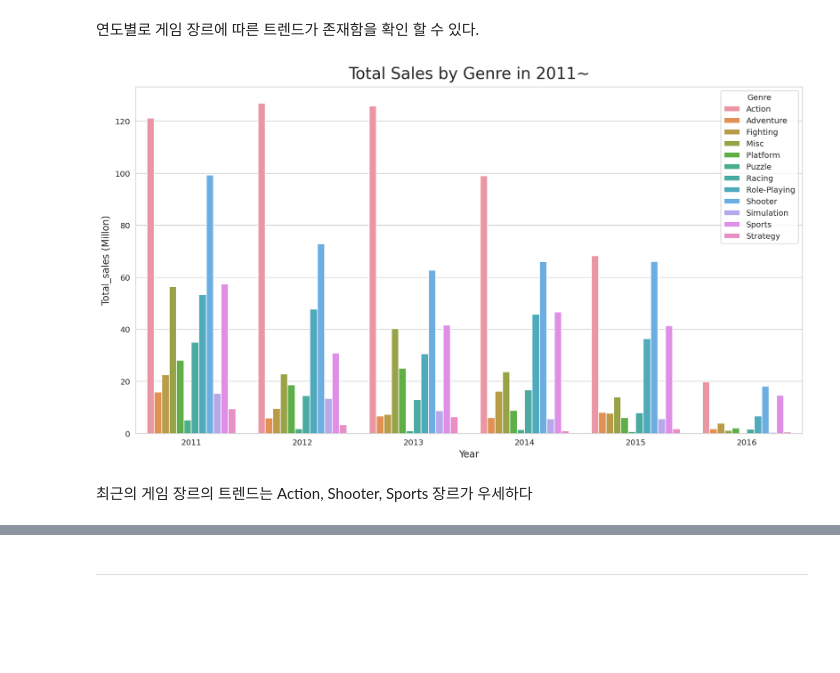
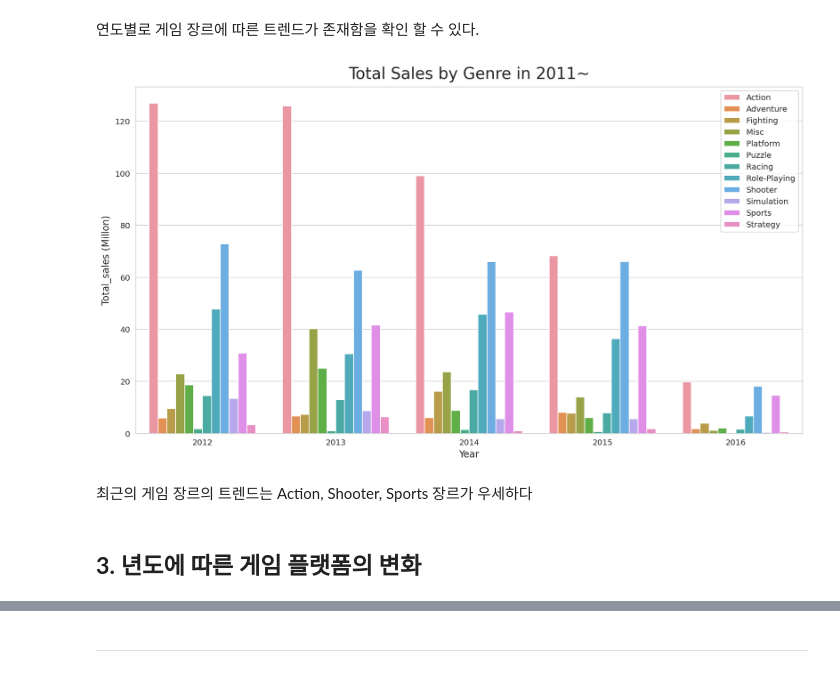
Before and after one commit to SYKIM5396/New_Game_Design, a Jupyter notebook: project1.ipynb, the cells around one changed output, grey strips where cells are left out. Cells and saved outputs as stored; diff of their text form; code cells hidden in the pictures; blank space fills up the shorter version.

```diff
--- a/project1.ipynb
+++ b/project1.ipynb
@@ -571,16 +578,19 @@ df_year_best
 연도별로 게임 장르에 따른 트렌드가 존재함을 확인 할 수 있다.
 # %%
 #2011년부터 끊어서 보자
-df_Year_5 = df_Year[df_Year.Year>=2011]
+df_Year_5 = df_Year[df_Year.Year>=2012]
 sns.set_style("whitegrid")
 
 plt.figure(figsize=(15, 8))
 sns.barplot(x='Year', y='Total_sales', hue="Genre", data=df_Year_5)
 plt.ylabel("Total_sales (Millon)",fontsize=12)
 plt.xlabel("Year",fontsize=12)
 plt.title("Total Sales by Genre in 2011~",fontsize=20, pad=10)
+plt.legend(loc='upper right')
 plt.show();
 # %% [output]
-[figure, old version]
+[figure, new version]
 # %% [markdown]
 최근의 게임 장르의 트렌드는 Action, Shooter, Sports 장르가 우세하다
+# %% [markdown]
+## **3. 년도에 따른 게임 플랫폼의 변화**
```
Also changed, not shown: parts of 67 cells of this notebook.
